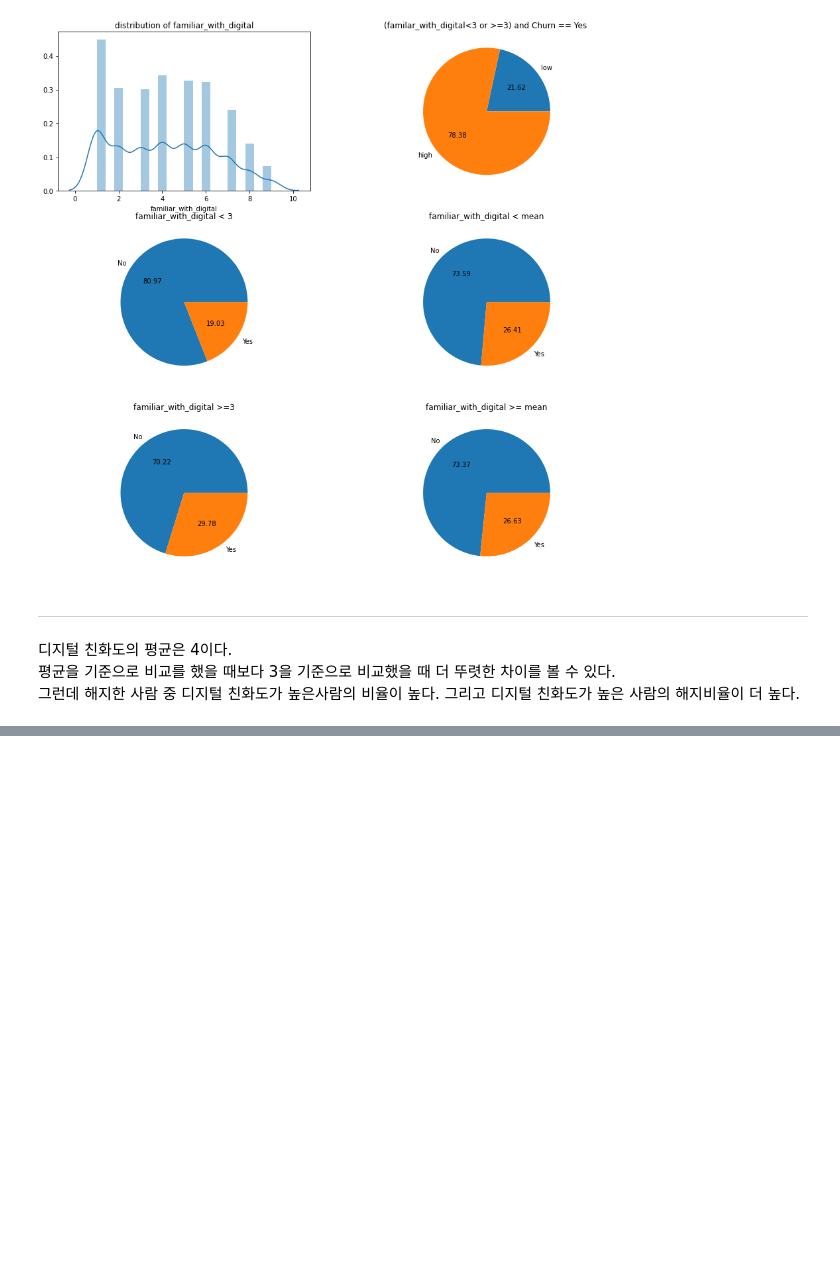
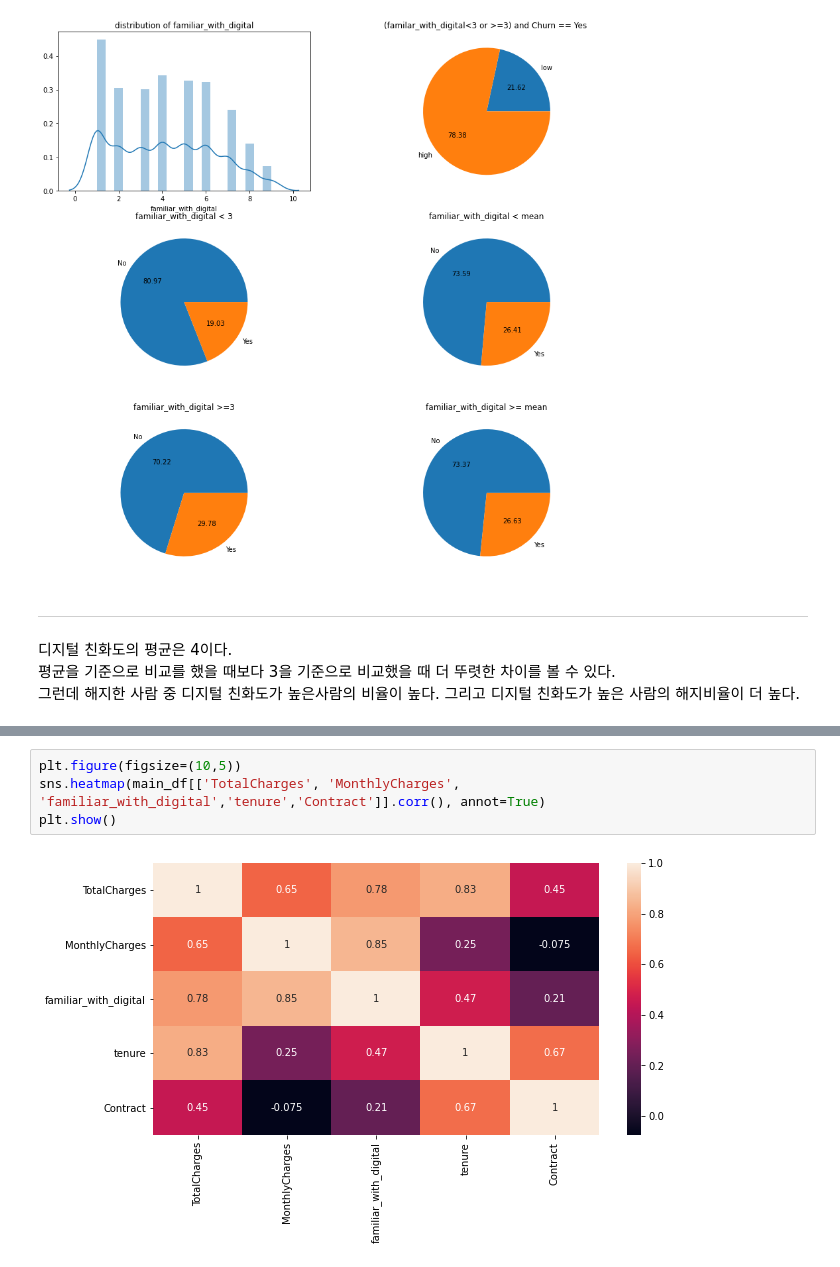
Before and after one commit to PingPingE/Kaggle-Telco_customer_churn, a Jupyter notebook: telco-customer-churn.ipynb, the cells around one changed output, grey strips where cells are left out. Saved outputs shown, nothing was run; the diff lists cells and outputs as text; blank space fills up the shorter version.

```diff
--- a/telco-customer-churn.ipynb
+++ b/telco-customer-churn.ipynb
@@ -579,0 +602,6 @@ Name: Churn, dtype: int64
+# %%
+plt.figure(figsize=(10,5))
+sns.heatmap(main_df[['TotalCharges', 'MonthlyCharges', 'familiar_with_digital','tenure','Contract']].corr(), annot=True)
+plt.show()
+# %% [output]
+[figure, added]
```
Also changed, not shown: parts of 7 cells of this notebook.
